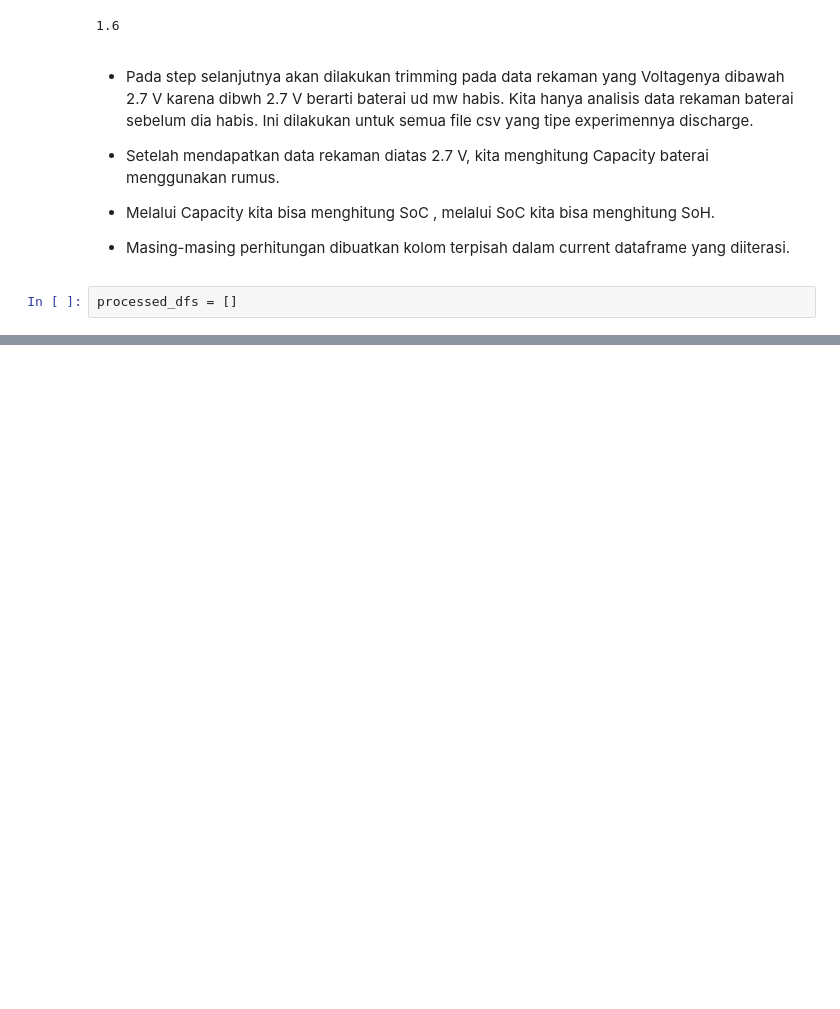
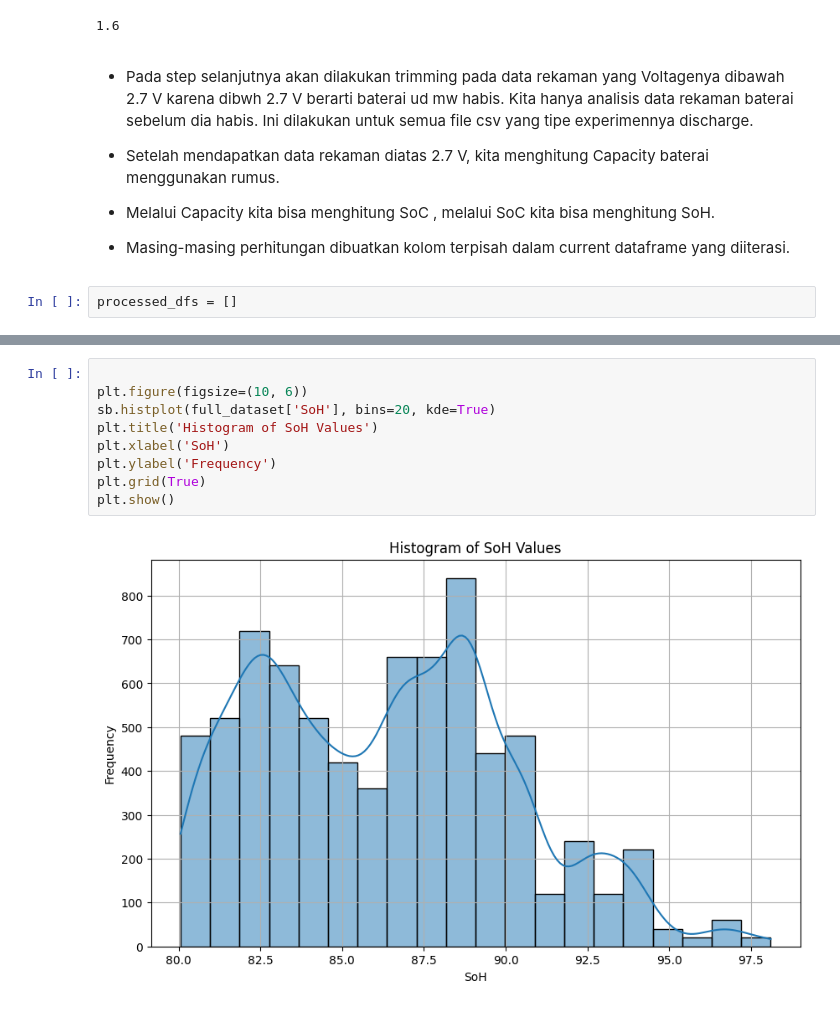
Before and after one commit to NandoG1/Comparative-Analysis-of-Machine-Learning-Models-for-Estimating-Li-ion-Batteries-State-of-Health, a Jupyter notebook: code.ipynb, the cells around one changed output, grey strips where cells are left out. Saved outputs shown, nothing was run; the diff lists cells and outputs as text; blank space fills up the shorter version.

```diff
--- a/code.ipynb
+++ b/code.ipynb
@@ -276 +284,12 @@ huh.head()
+# %%
+
+plt.figure(figsize=(10, 6))
+sb.histplot(full_dataset['SoH'], bins=20, kde=True)
+plt.title('Histogram of SoH Values')
+plt.xlabel('SoH')
+plt.ylabel('Frequency')
+plt.grid(True)
+plt.show()
+# %% [output]
+[figure, added]
 # %%
```
Also changed, not shown: parts of 15 cells of this notebook.
